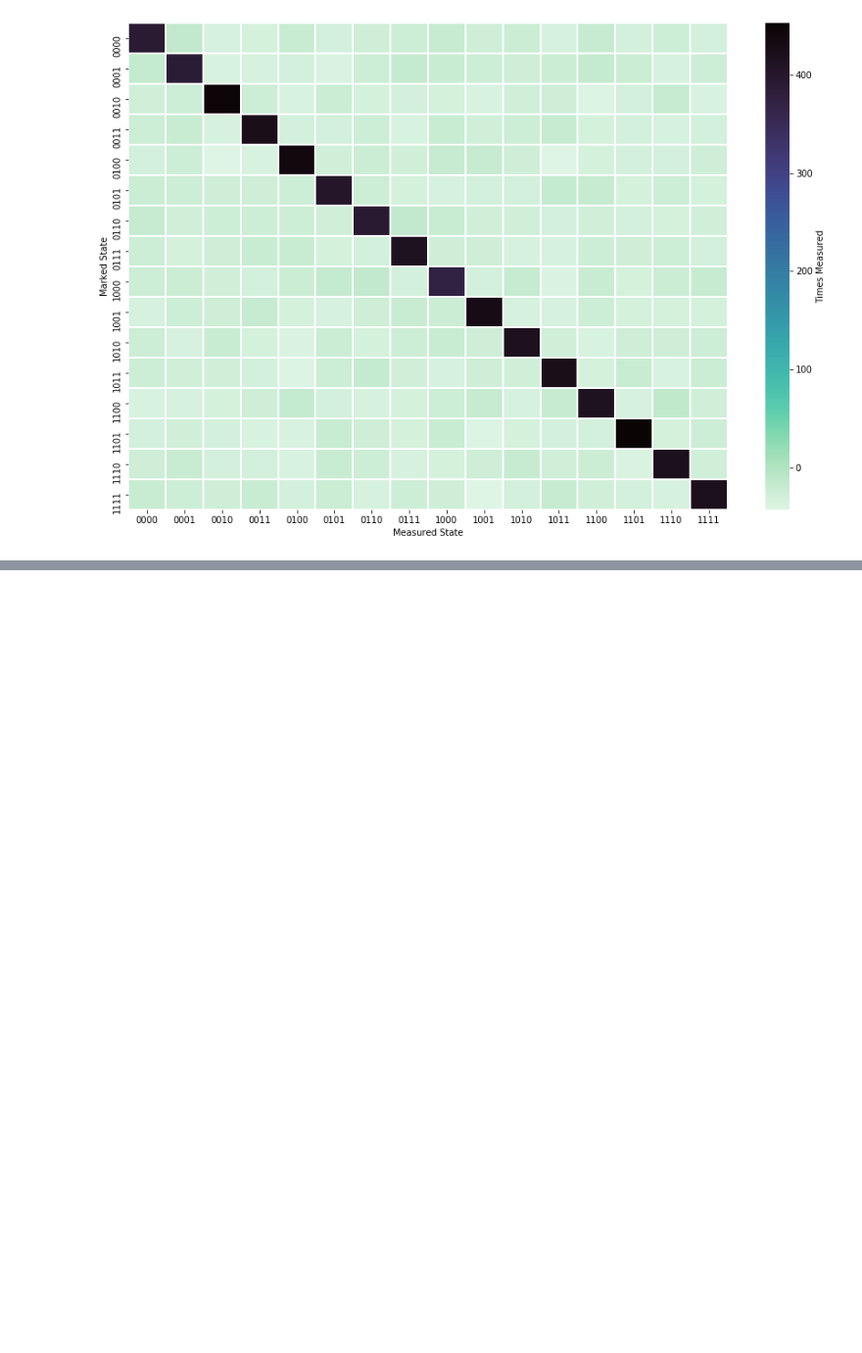
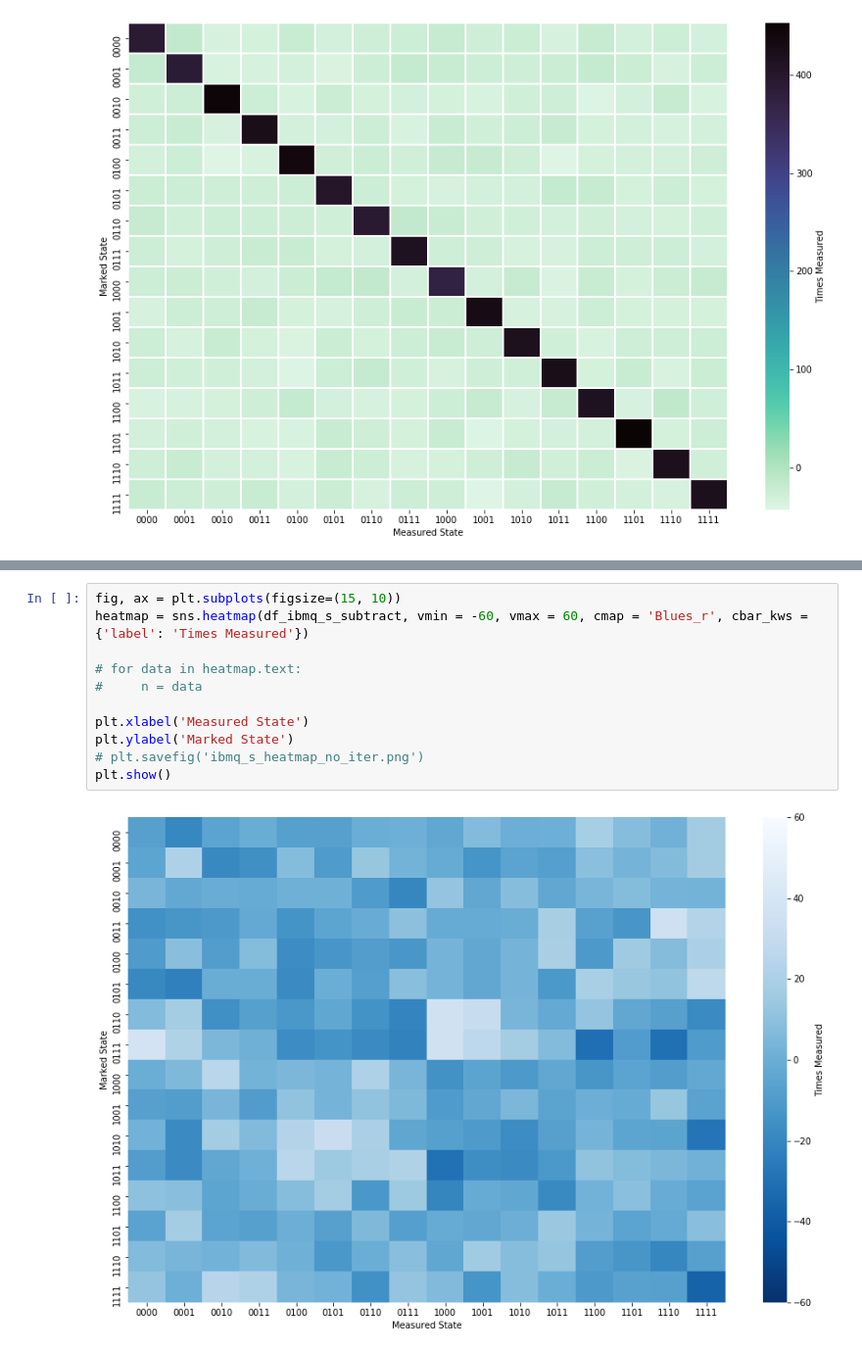
Before and after one commit to SaashaJoshi/grovers-algorithm, a Jupyter notebook: analysis/result_analysis.ipynb, the cells around one changed output, grey strips where cells are left out. Shown: that part at 98% size. Saved outputs shown, nothing was run; the diff lists cells and outputs as text; blank space fills up the shorter version.

```diff
--- a/analysis/result_analysis.ipynb
+++ b/analysis/result_analysis.ipynb
@@ -207,0 +257,13 @@ plt.show()
+# %%
+fig, ax = plt.subplots(figsize=(15, 10))
+heatmap = sns.heatmap(df_ibmq_s_subtract, vmin = -60, vmax = 60, cmap = 'Blues_r', cbar_kws = {'label': 'Times Measured'})
+
+# for data in heatmap.text:
+#     n = data
+
+plt.xlabel('Measured State')
+plt.ylabel('Marked State')
+# plt.savefig('ibmq_s_heatmap_no_iter.png')
+plt.show()
+# %% [output]
+[figure, added]
```
Also changed, not shown: parts of 14 cells of this notebook, 22 other files.
